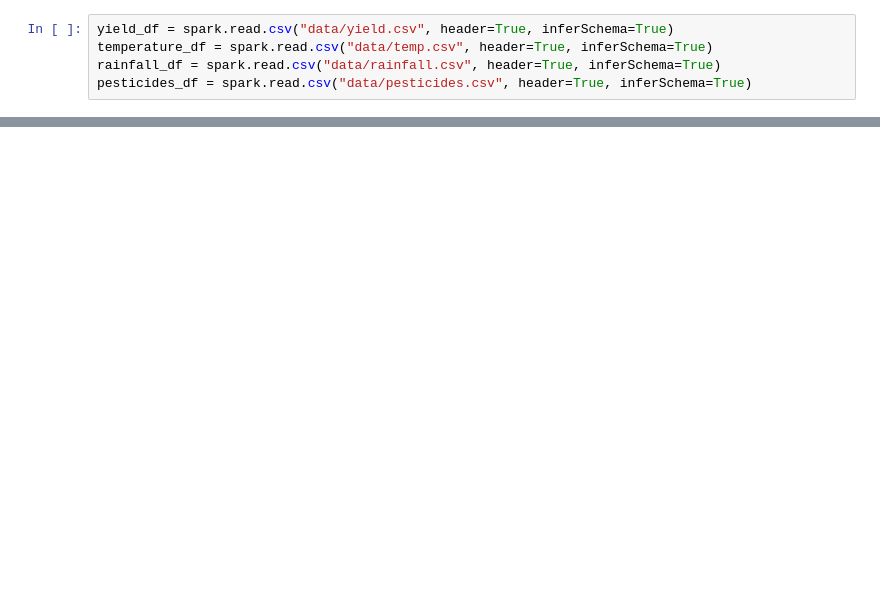
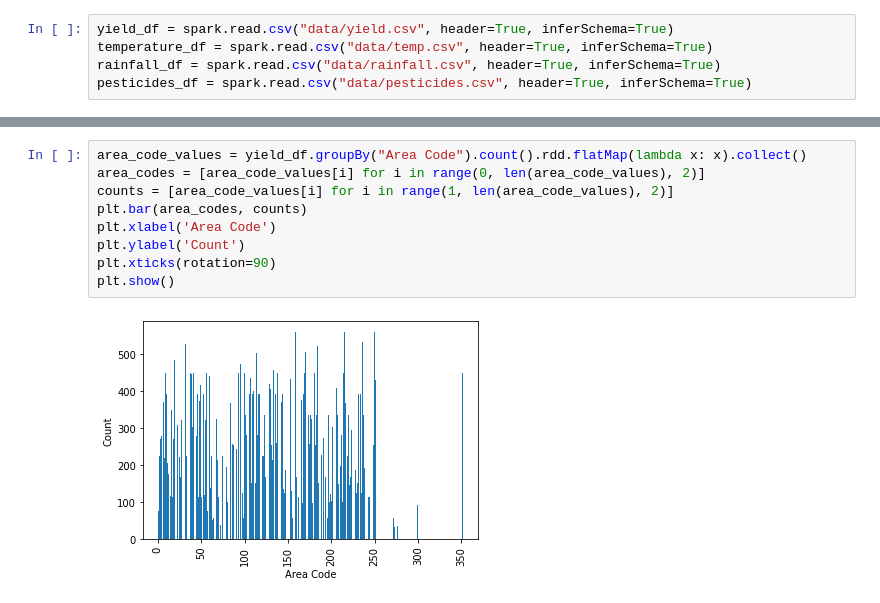
Before and after one commit to TuanyuZhou/Iteration4, a Jupyter notebook: Iteration4.ipynb, the cells around one changed output, grey strips where cells are left out. Cells and saved outputs as stored; diff of their text form; blank space fills up the shorter version.

```diff
--- a/Iteration4.ipynb
+++ b/Iteration4.ipynb
@@ -25,0 +32,11 @@ DataFrame[Domain Code: string, Domain: string, Area Code: int, Area: string, Ele
+# %%
+area_code_values = yield_df.groupBy("Area Code").count().rdd.flatMap(lambda x: x).collect()
+area_codes = [area_code_values[i] for i in range(0, len(area_code_values), 2)]
+counts = [area_code_values[i] for i in range(1, len(area_code_values), 2)]
+plt.bar(area_codes, counts)
+plt.xlabel('Area Code')
+plt.ylabel('Count')
+plt.xticks(rotation=90)
+plt.show()
+# %% [output]
+[figure, added]
```
Also changed, not shown: parts of 19 cells of this notebook.
